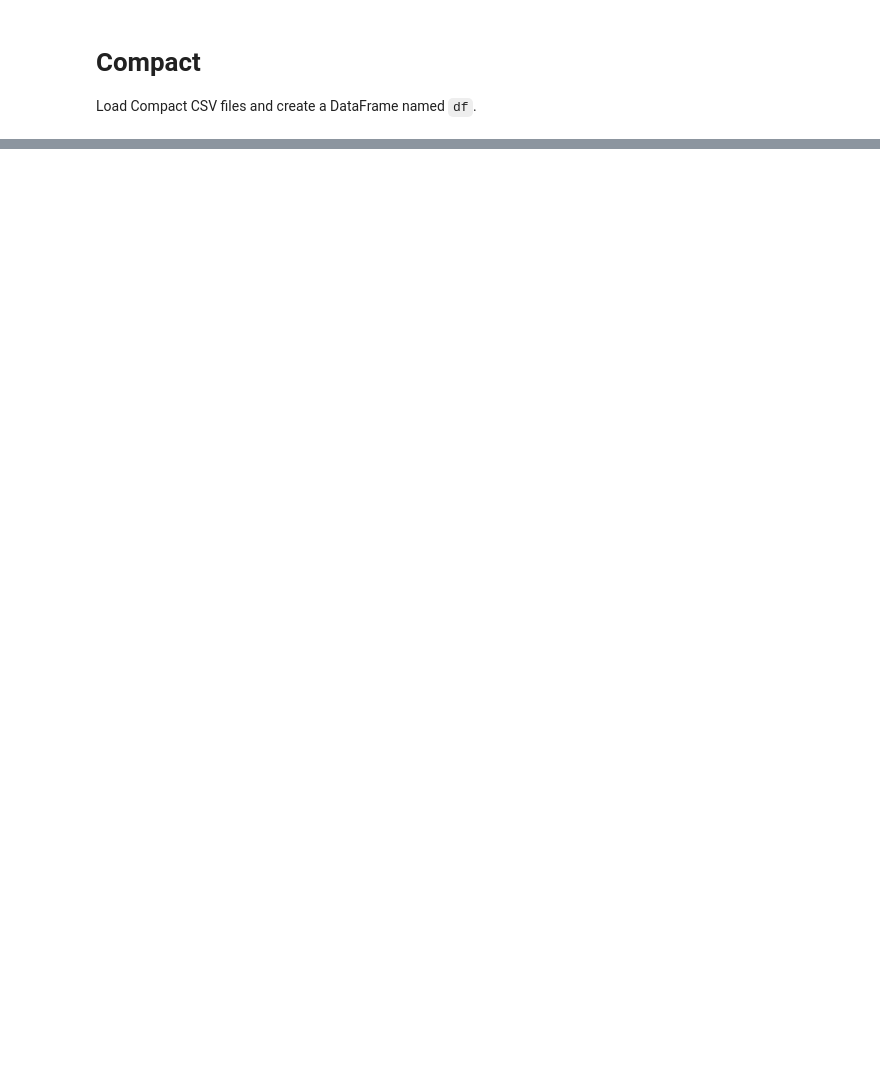
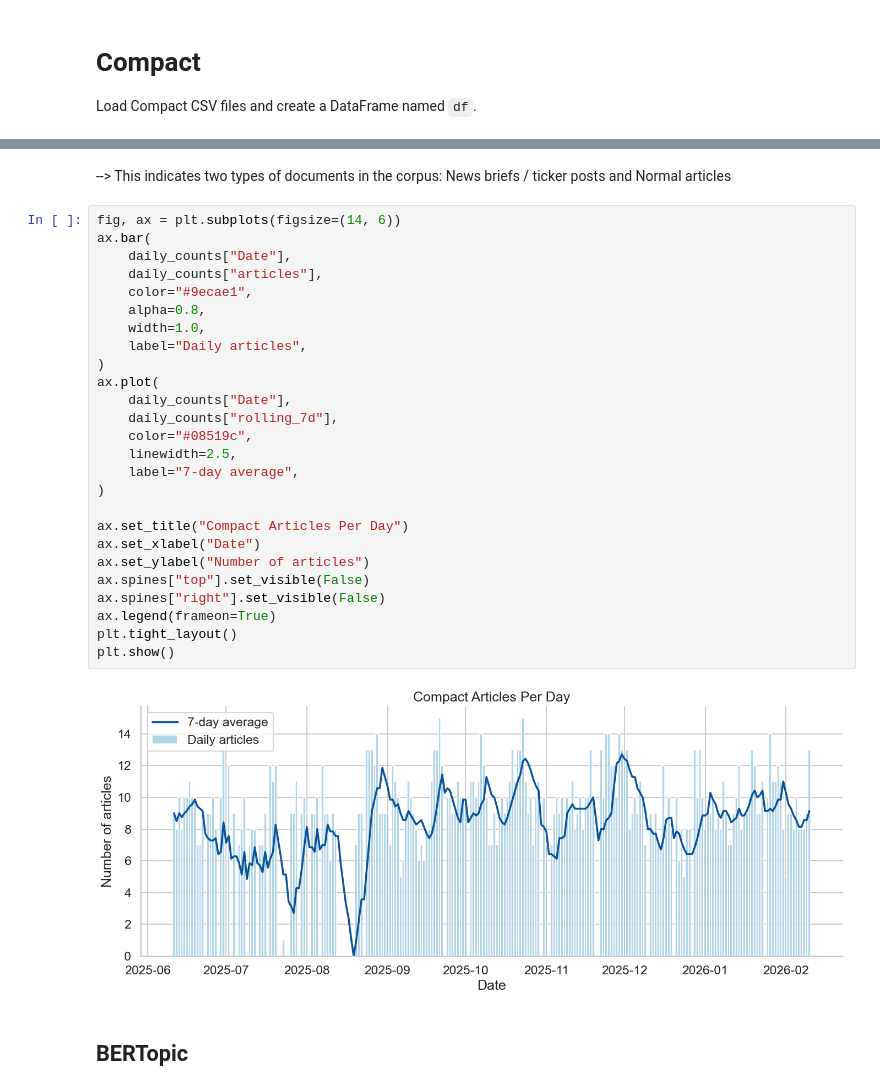
Before and after one commit to mattishaumann/Thesis, a Jupyter notebook: data preprocessing/02_Compact.ipynb, the cells around one changed output, grey strips where cells are left out. Cells and saved outputs as stored; diff of their text form; blank space fills up the shorter version.

```diff
--- a/data preprocessing/02_Compact.ipynb
+++ b/data preprocessing/02_Compact.ipynb
@@ -59,0 +274,32 @@ df.head()
+# %% [markdown]
+--> This indicates two types of documents in the corpus: News briefs / ticker posts and Normal articles
+# %%
+fig, ax = plt.subplots(figsize=(14, 6))
+ax.bar(
+    daily_counts["Date"],
+    daily_counts["articles"],
+    color="#9ecae1",
+    alpha=0.8,
+    width=1.0,
+    label="Daily articles",
+)
+ax.plot(
+    daily_counts["Date"],
+    daily_counts["rolling_7d"],
+    color="#08519c",
+    linewidth=2.5,
+    label="7-day average",
+)
+
+ax.set_title("Compact Articles Per Day")
+ax.set_xlabel("Date")
+ax.set_ylabel("Number of articles")
+ax.spines["top"].set_visible(False)
+ax.spines["right"].set_visible(False)
+ax.legend(frameon=True)
+plt.tight_layout()
+plt.show()
+# %% [output]
+[figure, added]
+# %% [markdown]
+## BERTopic
```
Also changed, not shown: parts of 22 cells of this notebook, 2 other files.
